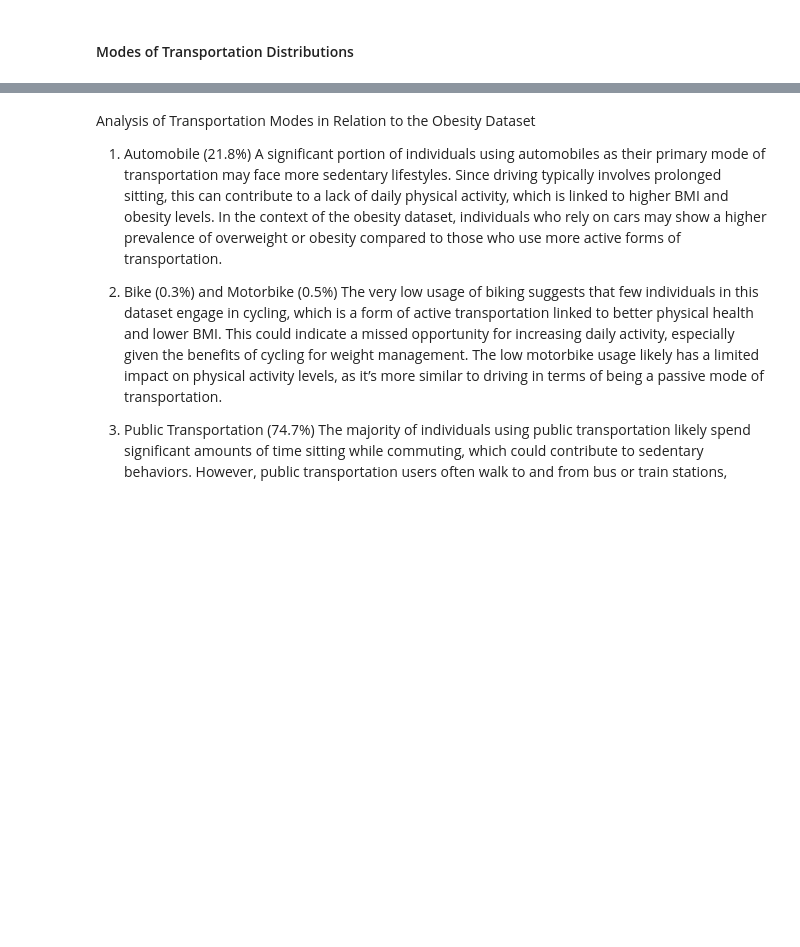
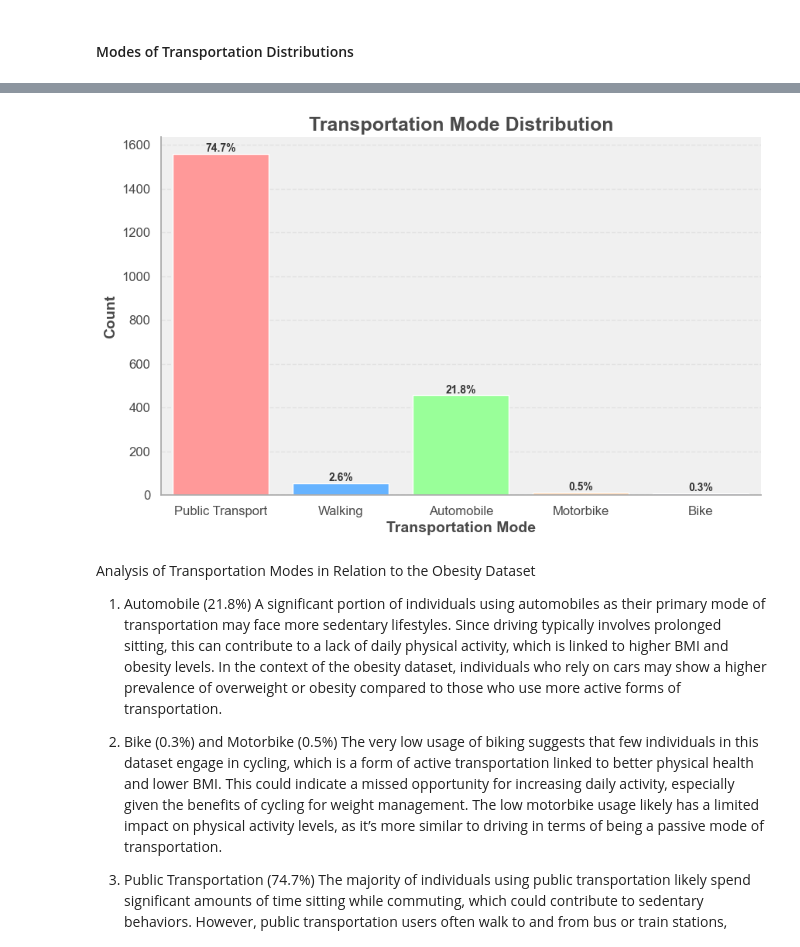
Before and after one commit to Juan-Carlos-D/ML-Team, a Jupyter notebook: Lab Three/Rough Drafts/Section 1/Section 1.ipynb, the cells around one changed output, grey strips where cells are left out. Cells and saved outputs as stored; diff of their text form; code cells hidden in the pictures; blank space fills up the shorter version.

```diff
--- a/Lab Three/Rough Drafts/Section 1/Section 1.ipynb
+++ b/Lab Three/Rough Drafts/Section 1/Section 1.ipynb
@@ -370,3 +341,9 @@ memory usage: 142.8+ KB
+# %%
+# Encoding categorical attributes
+df.replace(to_replace=['Female', 'Male'], value=[0, 1], inplace=True)
+df.replace(to_replace=['no', 'yes'], value=[0, 1], inplace=True)
+df.replace(to_replace=['no', 'Sometimes', 'Frequently', 'Always'], value=[0, 1, 2, 3], inplace=True)
+df.replace(to_replace=['Public_Transportation', 'Walking', 'Automobile', 'Motorbike', 'Bike'], value=[1, 2, 3, 4, 5], inplace=True)
 # %% [markdown]
 #### Standardizing Numeric Features
 # %%
@@ -690,3 +625,53 @@ plt.show()
+# %%
+# Define a custom color list for the bars
+custom_colors = ['#ff9999', '#66b3ff', '#99ff99', '#ffcc99', '#c2c2f0']
+
+# Set style for the plots
+sns.set(style="whitegrid")
+
+# Set figure size
+plt.figure(figsize=(10, 6))
+
+# Create countplot with a default color
+bars = sns.countplot(x='transportation_mode', data=df, color=custom_colors[0])  # Set a default color
+
+# Assign colors to each bar individually
+for i, bar in enumerate(bars.patches):
+    bar.set_facecolor(custom_colors[i])  # Apply custom color to each bar
+
+# Calculate the total number of counts for percentages
+total_count = len(df['transportation_mode'])
+
+# Add data labels (percentages) on top of the bars
+for bar in bars.patches:
+    height = bar.get_height()
+    percentage = (height / total_count) * 100
+    bars.text(bar.get_x() + bar.get_width() / 2, height, f'{percentage:.1f}%',
+              ha='center', va='bottom', fontsize=10, fontweight='bold', color='#333333')
+
+# Customize the plot with aesthetic styling
+plt.title('Transportation Mode Distribution', fontsize=18, fontweight='bold', color='#4a4a4a')
+plt.xlabel('Transportation Mode', fontsize=14, fontweight='bold', color='#4a4a4a')
+plt.ylabel('Count', fontsize=14, fontweight='bold', color='#4a4a4a')
+
+# Set custom tick labels and their font size/color
+plt.xticks(ticks=[0, 1, 2, 3, 4], labels=['Public Transport', 'Walking', 'Automobile', 'Motorbike', 'Bike'], fontsize=12, color='#4a4a4a')
+plt.yticks(fontsize=12, color='#4a4a4a')
+
+# Customize the background and grid
+plt.gca().set_facecolor('#f0f0f0')  # Light grey background
+plt.grid(axis='y', linestyle='--', alpha=0.7, color='#dcdcdc')  # Soft gridlines
+
+# Add a border around the plot area
+plt.gca().spines['top'].set_visible(False)
+plt.gca().spines['right'].set_visible(False)
+plt.gca().spines['left'].set_color('#aaaaaa')
+plt.gca().spines['bottom'].set_color('#aaaaaa')
+
+# Show the plot
+plt.show()
+# %% [output]
+[figure, added]
 # %% [markdown]
 Analysis of Transportation Modes in Relation to the Obesity Dataset
 
```
Also changed, not shown: parts of 19 cells of this notebook.
